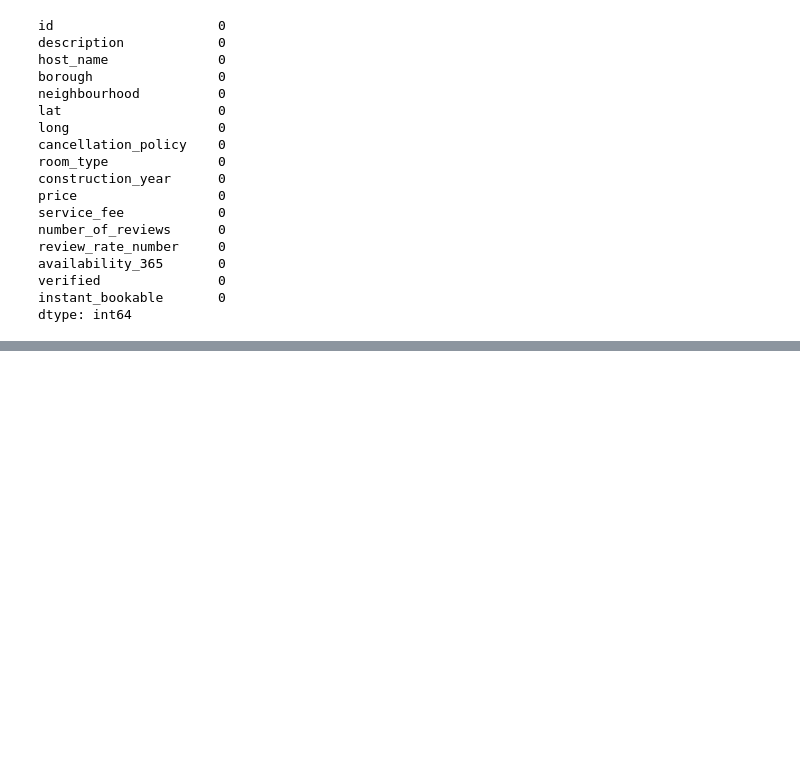
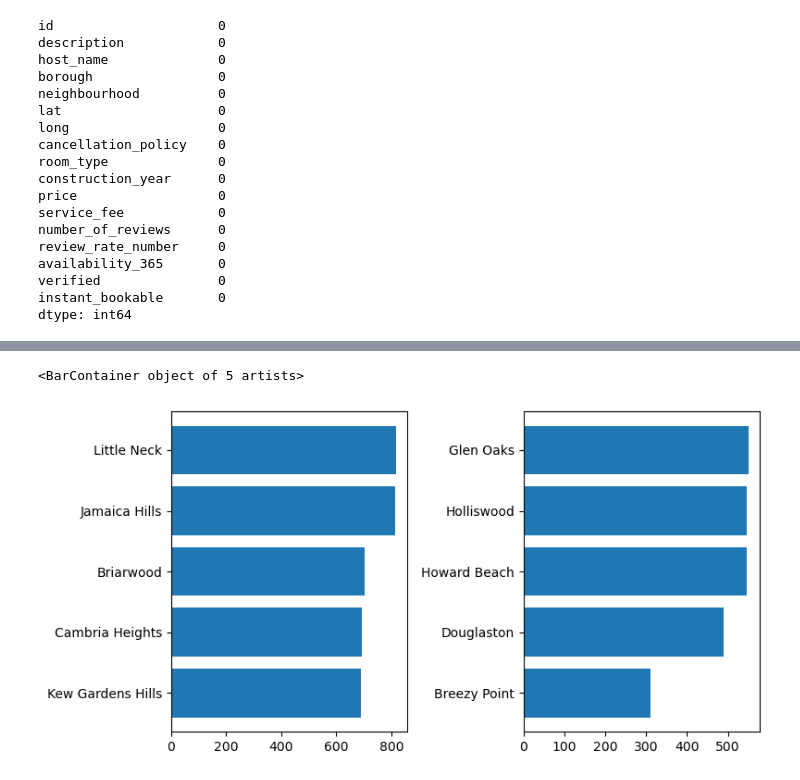
Before and after one commit to Mcapp1/AirBnB-Analysis, a Jupyter notebook: AirBnb.ipynb, the cells around one changed output, grey strips where cells are left out. Saved outputs shown, nothing was run; the diff lists cells and outputs as text; code cells hidden in the pictures; blank space fills up the shorter version.

```diff
--- a/AirBnb.ipynb
+++ b/AirBnb.ipynb
@@ -459,0 +517,15 @@ df = pd.read_csv
+# %%
+queens_prices = neighbourhood_prices[128:180].sort_values('price',ascending=True)
+
+# removing multindex
+queens_prices['neighbourhood'] = [each[1] for each in queens_prices.index]
+queens_prices.set_index('neighbourhood',inplace=True)
+# %%
+fig, ax = plt.subplots(1,2,figsize=(8,4),tight_layout=True)
+
+ax[0].barh(queens_prices.index[-5:],queens_prices.price[-5:])
+
+ax[1].barh(queens_prices.index[:5],queens_prices.price[:5])
+# %% [output]
+<BarContainer object of 5 artists>
+[figure, added]
```
Also changed, not shown: parts of 13 cells of this notebook.
